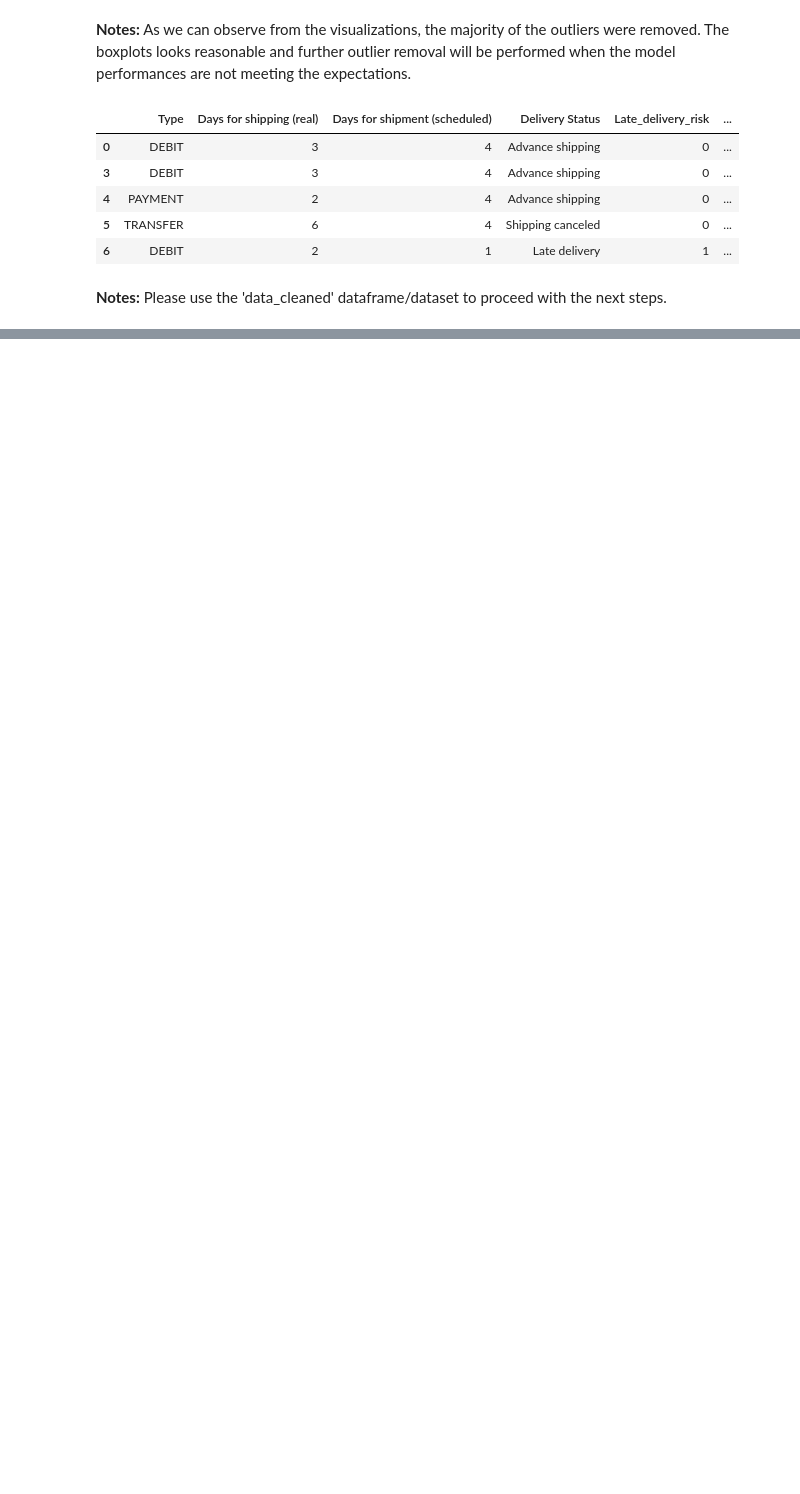
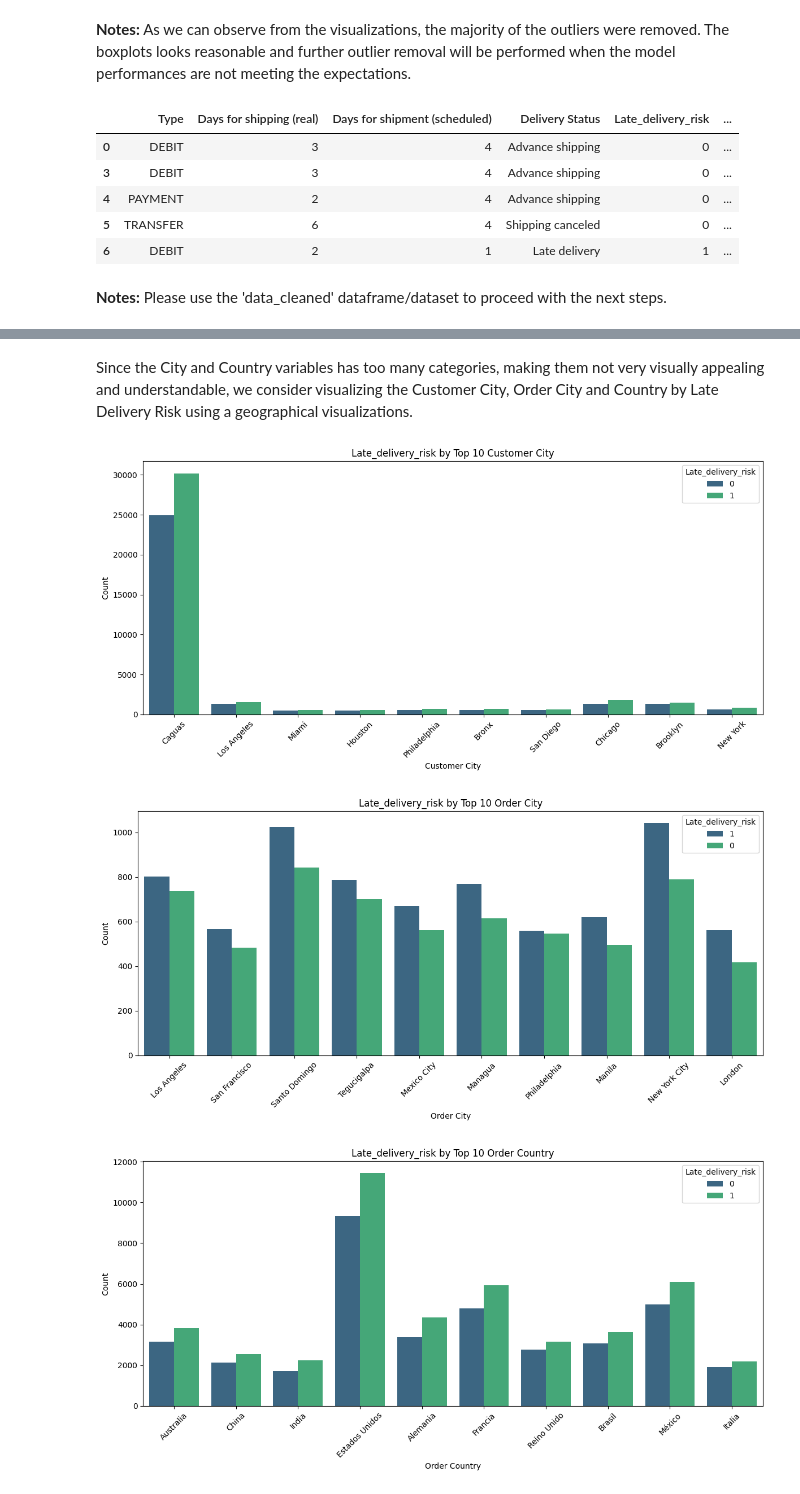
Before and after one commit to McGill-MMA-EnterpriseAnalytics/supply_chain_analytics, a Jupyter notebook: Data Cleaning-Preprocessing.ipynb, the cells around one changed output, grey strips where cells are left out. Drawn from its saved outputs; the diff is of its cells as text; code cells hidden in the pictures; blank space fills up the shorter version.

```diff
--- a/Data Cleaning-Preprocessing.ipynb
+++ b/Data Cleaning-Preprocessing.ipynb
@@ -389,0 +533,2 @@ data_cleaned.head()
+# %% [markdown]
+Since the City and Country variables has too many categories, making them not very visually appealing and understandable, we consider visualizing the Customer City, Order City and Country by Late Delivery Risk using a geographical visualizations.
@@ -389,0 +612,45 @@ data_cleaned.head()
+# %%
+import pandas as pd
+import seaborn as sns
+import matplotlib.pyplot as plt
+
+def plot_top_categories(df, category_col, group_col, top_n=10, figsize=(12,6), palette='viridis'):
+    """
+    Plots a countplot for the top N categories in `category_col` compared by `group_col`.
+
+    Parameters:
+      df: DataFrame containing the data.
+      category_col: Column name for the categorical variable (e.g., customer_city).
+      group_col: Column name for the grouping variable (e.g., Late_delivery_risk).
+      top_n: Number of top categories to include.
+      figsize: Figure size for the plot.
+      palette: Color palette to use.
+    """
+    # Get the top N categories by frequency
+    top_categories = df[category_col].value_counts().nlargest(top_n).index
+    df_top = df[df[category_col].isin(top_categories)]
+
+    plt.figure(figsize=figsize)
+    sns.countplot(data=df_top, x=category_col, hue=group_col, palette=palette)
+    plt.xticks(rotation=45)
+    plt.title(f'{group_col} by Top {top_n} {category_col}')
+    plt.xlabel(category_col)
+    plt.ylabel('Count')
+    plt.tight_layout()
+    plt.show()
+
+# Example usage:
+# Assuming your DataFrame is named df and has the columns: 'customer_city', 'order_city', 'order_country', and 'Late_delivery_risk'
+
+# Plot for Customer City:
+plot_top_categories(other_variables, category_col='Customer City', group_col='Late_delivery_risk')
+
+# Plot for Order City:
+plot_top_categories(other_variables, category_col='Order City', group_col='Late_delivery_risk')
+
+# Plot for Order Country:
+plot_top_categories(other_variables, category_col='Order Country', group_col='Late_delivery_risk')
+# %% [output]
+[figure, added]
+[figure, added]
+[figure, added]
```
Also changed, not shown: parts of 22 cells of this notebook, 1 other file.
